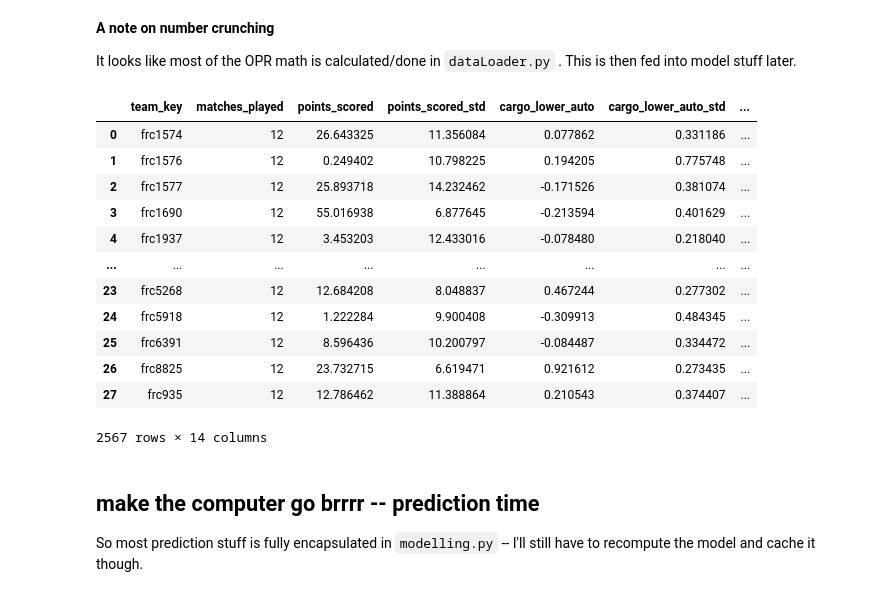
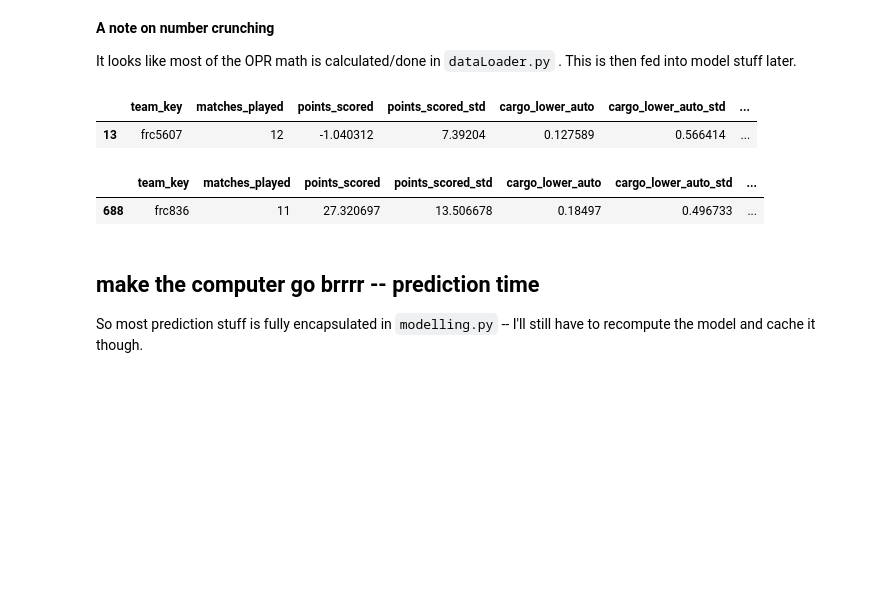
Before and after one commit to morzack/Sakurajima-Scouting, a Jupyter notebook: rebirth.ipynb, the cells around one changed output. Cells and saved outputs as stored; diff of their text form; code cells hidden in the pictures; blank space fills up the shorter version.

```diff
--- a/rebirth.ipynb
+++ b/rebirth.ipynb
@@ -47,7 +47,7 @@ sns.set_style('whitegrid')
 data_folder = "data/"
 # %%
 # load in all the downloaded data
-weeks = ["week1", "week2", "week3"] # NOTE update as needed, points to data folder
+weeks = ["week1", "week2", "week3", "week4"] # NOTE update as needed, points to data folder
 
 events = []
 for w in weeks:
@@ -61,28 +61,72 @@ It looks like most of the OPR math is calculated/done in `dataLoader.py` . This
 # %%
 # load into dataframes and do basic number crunching
 qualification_matches, _, team_scores, team_data, team_component_opr = load_data_event(events[0])
 for event in events[1:]:
     event_qualification_matches, _, event_team_scores, event_team_data, event_team_component_opr = load_data_event(event)
     qualification_matches = pd.concat([qualification_matches, event_qualification_matches])
     team_scores = pd.concat([team_scores, event_team_scores])
     team_data = pd.concat([team_data, event_team_data])
     team_component_opr = pd.concat([team_component_opr, event_team_component_opr])
 qualification_matches
-team_component_opr
+team_component_opr[team_component_opr['team_key'] == 'frc5607']
 # %% [output]
 |  | team_key | matches_played | points_scored | points_scored_std | cargo_lower_auto | cargo_lower_auto_std | ... |
-| 0 | frc1574 | 12 | 26.643325 | 11.356084 | 0.077862 | 0.331186 | ... |
-| 1 | frc1576 | 12 | 0.249402 | 10.798225 | 0.194205 | 0.775748 | ... |
-| 2 | frc1577 | 12 | 25.893718 | 14.232462 | -0.171526 | 0.381074 | ... |
-| 3 | frc1690 | 12 | 55.016938 | 6.877645 | -0.213594 | 0.401629 | ... |
-| 4 | frc1937 | 12 | 3.453203 | 12.433016 | -0.078480 | 0.218040 | ... |
-| ... | ... | ... | ... | ... | ... | ... | ... |
-| 23 | frc5268 | 12 | 12.684208 | 8.048837 | 0.467244 | 0.277302 | ... |
-| 24 | frc5918 | 12 | 1.222284 | 9.900408 | -0.309913 | 0.484345 | ... |
-| 25 | frc6391 | 12 | 8.596436 | 10.200797 | -0.084487 | 0.334472 | ... |
-| 26 | frc8825 | 12 | 23.732715 | 6.619471 | 0.921612 | 0.273435 | ... |
-| 27 | frc935 | 12 | 12.786462 | 11.388864 | 0.210543 | 0.374407 | ... |
+| 13 | frc5607 | 12 | -1.040312 | 7.39204 | 0.127589 | 0.566414 | ... |
-2567 rows × 14 columns
+# %%
+# we need a bit of extra logic to handle the cases where there are multiple entries per team
+# so basically average means, then combine stds
+
+updated_comp_ops = {
+    i: [] for i in team_component_opr.columns
+}
+
+def _group_means(rows, mean_key):
+    ns = rows['matches_played']
+    means = rows[mean_key]
+    return sum(means * ns) / sum(ns)
+
+def _group_dists(rows, mean_key, std_key):
+    # https://handbook-5-1.cochrane.org/chapter_7/table_7_7_a_formulae_for_combining_groups.htm
+    ns = [i[1] for i in rows['matches_played'].iteritems()]
+    ms = [i[1] for i in rows[mean_key].iteritems()]
+    stds = [i[1] for i in rows[std_key].iteritems()]
+
+    n_1 = ns[0]
+    sd_1 = stds[0]
+    m_1 = ms[0]
+    for k in range(1, len(stds)):
+        n_2 = ns[k]
+        sd_2 = stds[k]
+        m_2 = ms[k]
+
+        n_n_1 = n_1 + n_2
+        n_sd_1 = math.sqrt(( (n_1-1)*(sd_1**2) + (n_2-1)*(sd_2**2) + ((n_1*n_2)/(n_1+n_2)) * (m_1**2 + m_2**2 - 2*m_1*m_2) ) / (n_1 + n_2 - 1))
+        n_m_1 = ((n_1*m_1) + (n_2*m_2)) / (n_1 + n_2)
+
+        n_1 = n_n_1
+        sd_1 = n_sd_1
+        m_1 = n_m_1
+
+    return m_1, sd_1
+
+teams = set(team_component_opr['team_key'])
+for team in teams:
+    rows = team_component_opr[team_component_opr['team_key'] == team].dropna()
+    if sum(rows['matches_played']) == 0:
+        continue
+    updated_comp_ops['team_key'].append(team)
+    updated_comp_ops['matches_played'].append(sum(rows['matches_played']))
+    for metric in ['points_scored', 'cargo_lower_auto', 'cargo_lower_teleop', 'cargo_upper_auto', 'cargo_upper_teleop', 'mean_endgame']:
+        grouped_m, grouped_std = _group_dists(rows, metric, f"{metric}_std")
+        updated_comp_ops[metric].append(grouped_m)
+        updated_comp_ops[f"{metric}_std"].append(grouped_std)
+    updated_comp_ops['mean_score'].append(_group_means(rows, 'mean_score'))
+
+updated_comp_ops = pd.DataFrame(updated_comp_ops)
+updated_comp_ops.loc[updated_comp_ops['team_key'] == 'frc836']
+# %% [output]
+|  | team_key | matches_played | points_scored | points_scored_std | cargo_lower_auto | cargo_lower_auto_std | ... |
+| 688 | frc836 | 11 | 27.320697 | 13.506678 | 0.18497 | 0.496733 | ... |
 # %%
 # preemptively save data to avoid recomputation.
 # needs ${data_folder}/cache to exist
```
Also changed, not shown: parts of 2 cells of this notebook, 1 other file.
